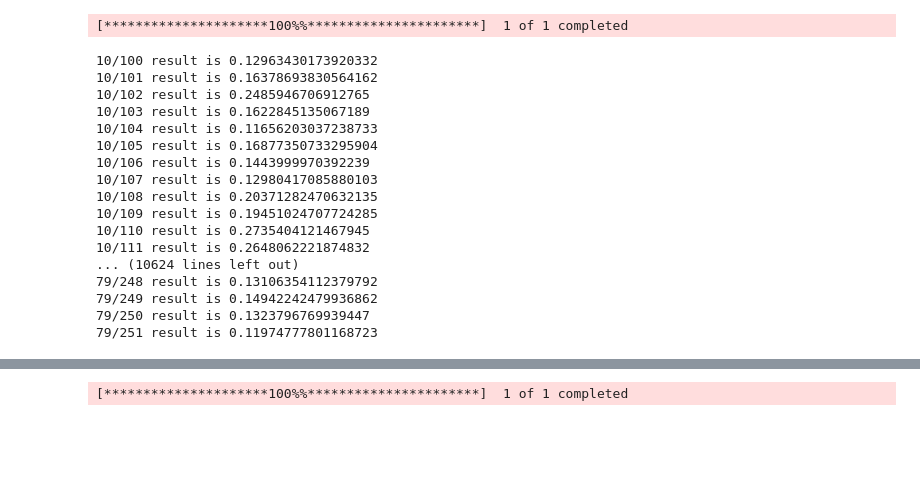
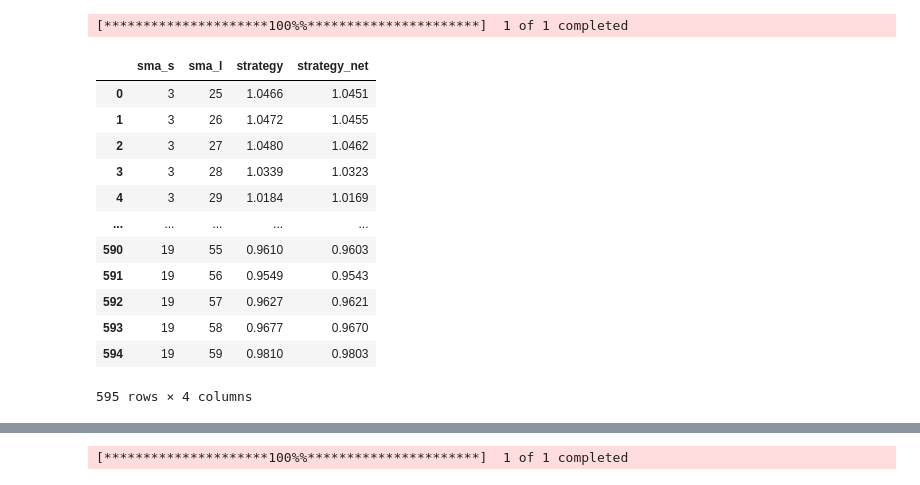
Before and after one commit to kurumbus/algorithmic-trading, a Jupyter notebook: v1.ipynb, the cells around one changed output, grey strips where cells are left out. Drawn from its saved outputs; the diff is of its cells as text; code cells hidden in the pictures; blank space fills up the shorter version.

```diff
--- a/v1.ipynb
+++ b/v1.ipynb
@@ -23,16 +25,21 @@ class StrategyTester():
         self.data = None ##
         self.results = None
         self.perf = None
+        self.perf_net = None
         self.outperf = None
+        self.ptc = None
 
     def run(self):
         self.data = self.get_data()
         self.results = self.get_results()
         self.perf = self.results['cstrategy'].iloc[-1]
-        self.outperf = self.perf - self.results['creturns'].iloc[-1]
+        self.perf_net = self.results['cstrategy_net'].iloc[-1]
 
     def get_data(self):
         df = self.rawdata
+        spread = 1.5 * 0.0001
+        halfspread = spread / 2
+        self.ptc = halfspread / df.price.mean()
         df['returns'] = np.log(df['price'] / df['price'].shift(1))
         df['sma_short'] = df['price'].rolling(self.sma_short).mean()
         df['sma_long'] = df['price'].rolling(self.sma_long).mean()
@@ -41,10 +48,13 @@ class StrategyTester():
     def get_results(self):
         data = self.data.copy().dropna()
         data['position'] = np.where(data['sma_short'] > data['sma_long'], 1, -1)
+        data['trades'] = data.position.diff().fillna(0).abs()
         data['strategy'] = data['position'].shift(1) * data['returns']
+        data['strategy_net'] = data['position'].shift(1) * data['returns']  - data.trades*self.ptc
         data.dropna(inplace=True)
-        data['creturns'] = data['returns'].cumsum().apply(np.exp)
         data['cstrategy'] = data['strategy'].cumsum().apply(np.exp)
+        data['cstrategy_net'] = data.strategy_net.cumsum().apply(np.exp)
+
         return data
 
     def plot_results(self):
@@ -65,44 +63,50 @@ aud.plot_results()
 # %%
-
 def best_sma_for_instrument(instrument, start, end):
     df = yf.download(instrument, start, end).Close.to_frame()
     df.rename(columns={"Close": "price"}, inplace=True)
 
-    sma_s_range = range(10,80,1)
-    sma_l_range = range(100,252,1)
+    # sma_s_range = range(10,80,1)
+    # sma_l_range = range(100,252,1)
+    sma_s_range = range(3,20,1)
+    sma_l_range = range(25,60,1)
     combinations = list(product(sma_s_range, sma_l_range))
-    resultsDf = pd.DataFrame(columns=['sma_s', 'sma_l', 'strategy'])
+    resultsDf = pd.DataFrame(columns=['sma_s', 'sma_l', 'strategy', 'strategy_net'])
 
     for combination in combinations:
         s = StrategyTester(instrument,combination[0], combination[1], start,end, df)
         s.run()
-        resultDict = {'sma_s': combination[0], 'sma_l': combination[1], 'strategy': s.outperf}
-        print("{}/{} result is {}".format(combination[0], combination[1], s.outperf))
+        resultDict = {'sma_s': combination[0], 'sma_l': combination[1], 'strategy': s.perf, 'strategy_net': s.perf_net}
+        # print("{}/{} result is {}".format(combination[0], combination[1], s.perf_net))
         resultsDf.loc[len(resultsDf)] = resultDict
 
     return resultsDf
 
-instrument = 'AUDUSD=X'
-start = '2004-01-01'
-end = '2024-08-14'
+instrument = 'EURUSD=X'
+start = '2023-01-01'
+end = '2024-01-01'
 
 results = best_sma_for_instrument(instrument, start, end)
+
+# df = yf.download(instrument, start, end).Close.to_frame()
+# df.rename(columns={"Close": "price"}, inplace=True)
+# s1 = StrategyTester(instrument,5, 50, start,end, df)
+# s1.run()
+#
+# s1.results
+
+results
 # %% [output]
 [*********************100%%**********************]  1 of 1 completed
+|  | sma_s | sma_l | strategy | strategy_net |
+| 0 | 3 | 25 | 1.0466 | 1.0451 |
+| 1 | 3 | 26 | 1.0472 | 1.0455 |
+| 2 | 3 | 27 | 1.0480 | 1.0462 |
+| 3 | 3 | 28 | 1.0339 | 1.0323 |
+| 4 | 3 | 29 | 1.0184 | 1.0169 |
+| ... | ... | ... | ... | ... |
+| 590 | 19 | 55 | 0.9610 | 0.9603 |
+| 591 | 19 | 56 | 0.9549 | 0.9543 |
+| 592 | 19 | 57 | 0.9627 | 0.9621 |
+| 593 | 19 | 58 | 0.9677 | 0.9670 |
+| 594 | 19 | 59 | 0.9810 | 0.9803 |
-10/100 result is 0.12963430173920332
-10/101 result is 0.16378693830564162
-10/102 result is 0.2485946706912765
-10/103 result is 0.1622845135067189
-10/104 result is 0.11656203037238733
-10/105 result is 0.16877350733295904
-10/106 result is 0.1443999970392239
-10/107 result is 0.12980417085880103
-10/108 result is 0.20371282470632135
-10/109 result is 0.19451024707724285
-10/110 result is 0.2735404121467945
-10/111 result is 0.2648062221874832
-... (10624 lines left out)
-79/248 result is 0.13106354112379792
-79/249 result is 0.14942242479936862
-79/250 result is 0.1323796769939447
-79/251 result is 0.11974777801168723
+595 rows × 4 columns
```
Also changed, not shown: parts of 5 cells of this notebook, 2 other files.
